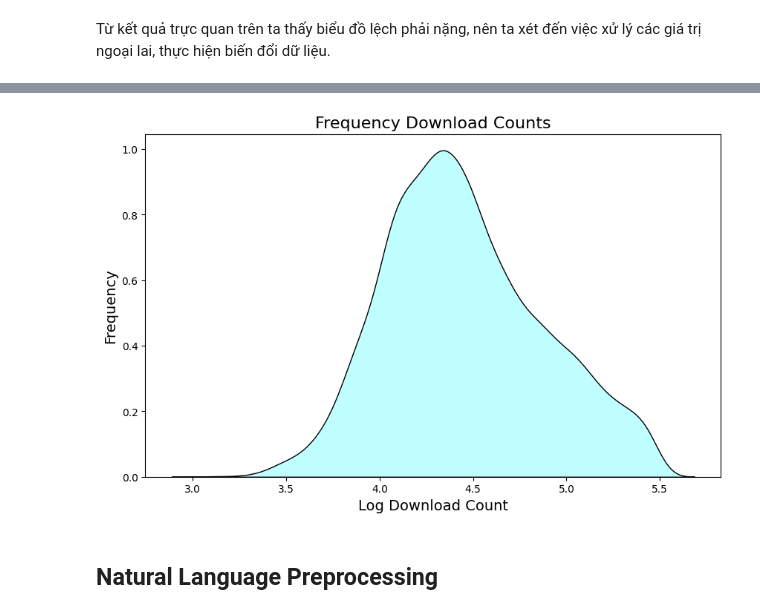
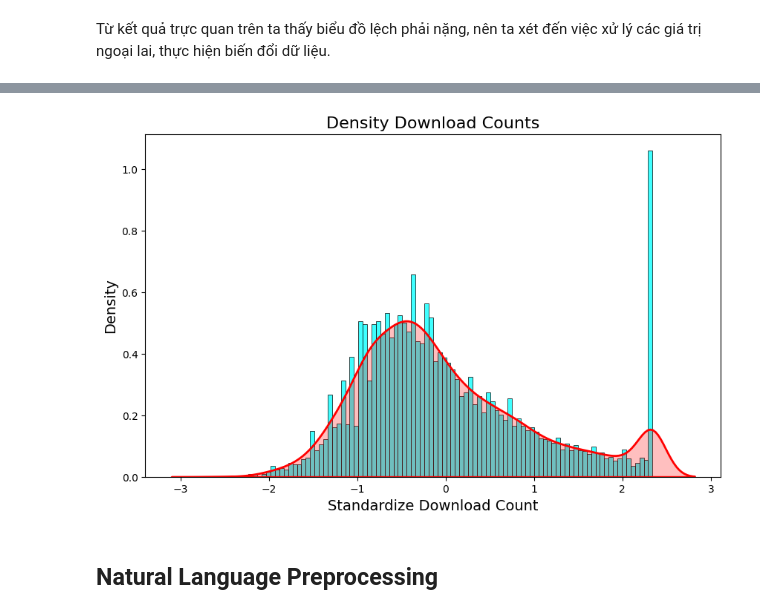
Before and after one commit to TempWiz/I2DS---Final-Project-Book-Recommandation-System, a Jupyter notebook: Recommendation System/I2DS_22120348_TDTHINH.ipynb, the cells around one changed output, grey strips where cells are left out. Saved outputs shown, nothing was run; the diff lists cells and outputs as text; code cells hidden in the pictures.

```diff
--- a/Recommendation System/I2DS_22120348_TDTHINH.ipynb
+++ b/Recommendation System/I2DS_22120348_TDTHINH.ipynb
@@ -50,12 +58,2 @@ plt.show()
 # %% [markdown]
 Từ kết quả trực quan trên ta thấy biểu đồ lệch phải nặng, nên ta xét đến việc xử lý các giá trị ngoại lai, thực hiện biến đổi dữ liệu.
-# %%
-Q1 = df['Download_Count'].quantile(0.25)
-Q3 = df['Download_Count'].quantile(0.75)
-IQR = Q3 - Q1
-lower_bound = Q1 - 1.5*IQR
-upper_bound = Q3 + 1.5*IQR
-df = df[(df['Download_Count'] >= lower_bound) & (df['Download_Count'] <= upper_bound)]
-df.reset_index(drop=True,inplace=True)
-df['Download_Count'] = np.log1p(df['Download_Count'])
-df[['Ease_Score','Download_Count']].describe()
@@ -72,11 +60,26 @@ df[['Ease_Score','Download_Count']].describe()
+# %%
+df['Download_Count'] = np.log10(df['Download_Count'])
+# %%
+df['Download_Count'] = np.where (df['Download_Count'] >= df['Download_Count'].quantile(0.95),df['Download_Count'].quantile(0.95),df['Download_Count'])
+# %%
+scaler = StandardScaler()
+df['Download_Count'] = scaler.fit_transform(df['Download_Count'].values.reshape(-1,1))
 # %%
 plt.figure(figsize=(10, 6))
-sns.kdeplot(df['Download_Count'], color='cyan', edgecolor='black',shade=True)
-plt.title('Frequency Download Counts', fontsize=16)
-plt.xlabel('Log Download Count', fontsize=14)
-plt.ylabel('Frequency', fontsize=14)
+sns.histplot(df['Download_Count'],
+             color='cyan',
+             edgecolor='black',
+             stat='density',
+             bins=100)
+sns.kdeplot(df['Download_Count'],
+            color='red',
+            linewidth=2,
+           fill=True)
+plt.title('Density Download Counts', fontsize=16)
+plt.xlabel('Standardize Download Count', fontsize=14)
+plt.ylabel('Density', fontsize=14)
 plt.show()
 # %% [output]
-[figure, old version]
+[figure, new version]
 # %% [markdown]
 ## **Natural Language Preprocessing**
```
Also changed, not shown: parts of 12 cells of this notebook.
